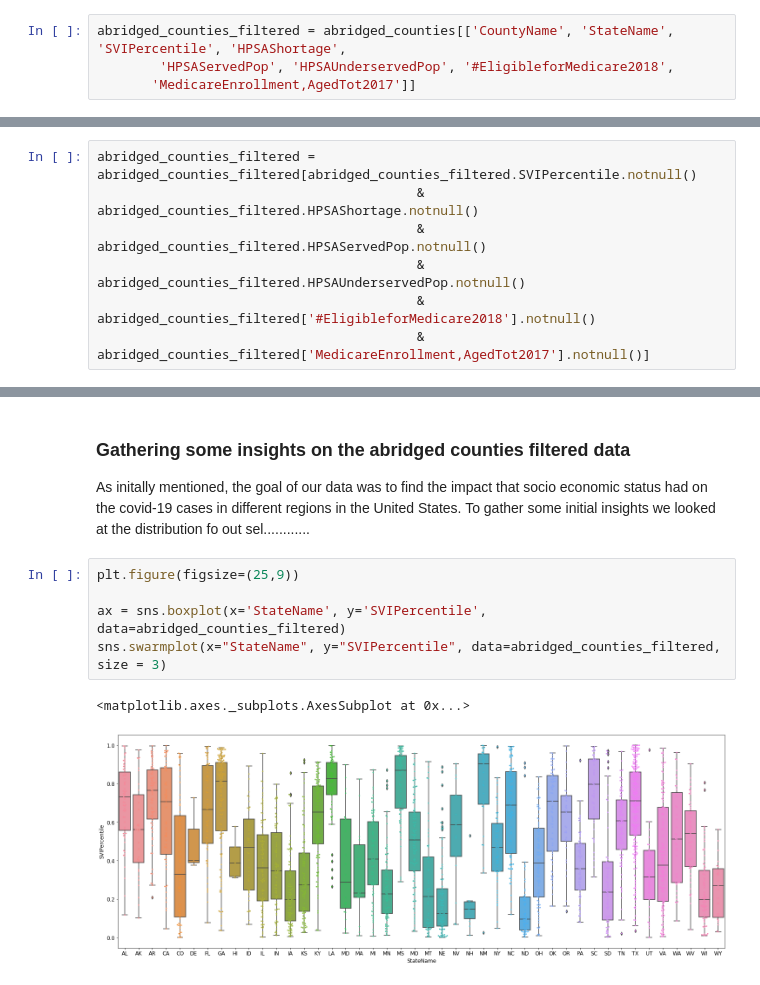
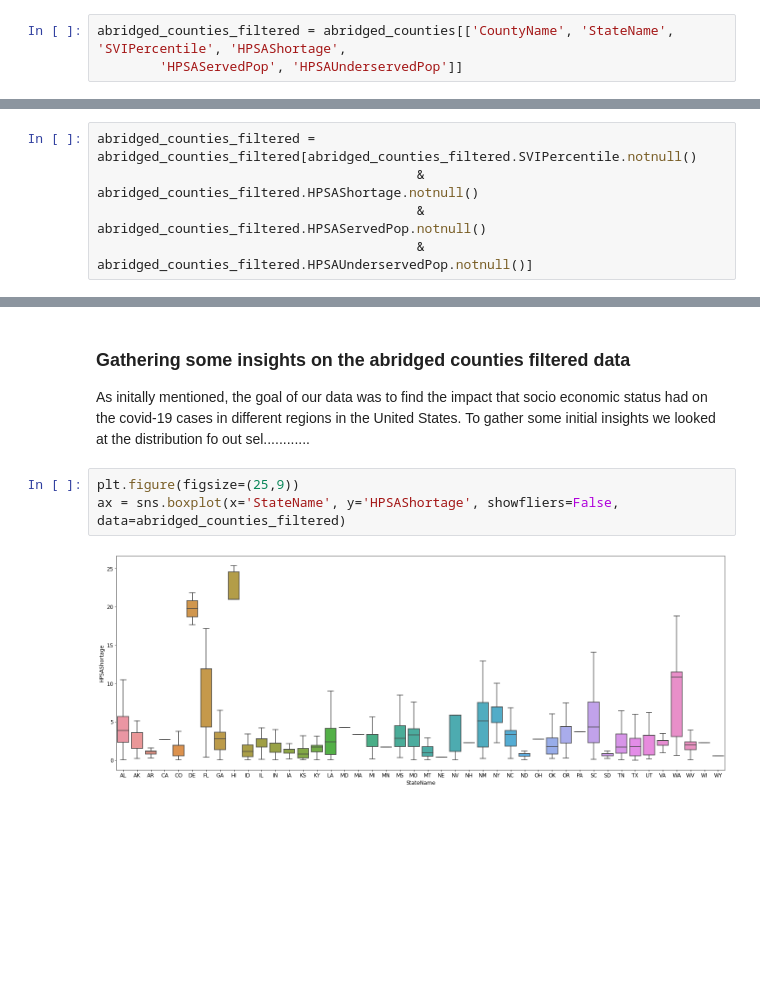
Before and after one commit to Divineechidume/final_DS100_project, a Jupyter notebook: CS 100 Final Project.ipynb, the cells around one changed output, grey strips where cells are left out. Saved outputs shown, nothing was run; the diff lists cells and outputs as text; blank space fills up the shorter version.

```diff
--- a/CS 100 Final Project.ipynb
+++ b/CS 100 Final Project.ipynb
@@ -78,7 +87,6 @@ As mentioned in the intro the three indicators that we plan on using to predict
 # %%
 abridged_counties_filtered = abridged_counties[['CountyName', 'StateName', 'SVIPercentile', 'HPSAShortage',
-        'HPSAServedPop', 'HPSAUnderservedPop', '#EligibleforMedicare2018',
-       'MedicareEnrollment,AgedTot2017']]
+        'HPSAServedPop', 'HPSAUnderservedPop']]
 # %% [markdown]
 ### Why we needed to do something about the null values
 ---
@@ -131,7 +136,5 @@ We still have null values for some of states with respect to the HPSAShortage co
 abridged_counties_filtered = abridged_counties_filtered[abridged_counties_filtered.SVIPercentile.notnull()
                                          & abridged_counties_filtered.HPSAShortage.notnull()
                                          & abridged_counties_filtered.HPSAServedPop.notnull()
-                                         & abridged_counties_filtered.HPSAUnderservedPop.notnull()
-                                         & abridged_counties_filtered['#EligibleforMedicare2018'].notnull()
-                                         & abridged_counties_filtered['MedicareEnrollment,AgedTot2017'].notnull()]
+                                         & abridged_counties_filtered.HPSAUnderservedPop.notnull()]
 # %%
@@ -260,10 +249,7 @@ us_deaths_filtered.head(5)
 As initally mentioned, the goal of our data was to find the impact that socio economic status had on the covid-19 cases in different regions in the United States. To gather some initial insights we looked at the distribution fo out sel............
 # %%
 plt.figure(figsize=(25,9))
-
-ax = sns.boxplot(x='StateName', y='SVIPercentile', data=abridged_counties_filtered)
-sns.swarmplot(x="StateName", y="SVIPercentile", data=abridged_counties_filtered, size = 3)
+ax = sns.boxplot(x='StateName', y='HPSAShortage', showfliers=False, data=abridged_counties_filtered)
 # %% [output]
-<matplotlib.axes._subplots.AxesSubplot at 0x...>
-[figure, old version]
+[figure, new version]
 # %%
```
Also changed, not shown: parts of 19 cells of this notebook.
